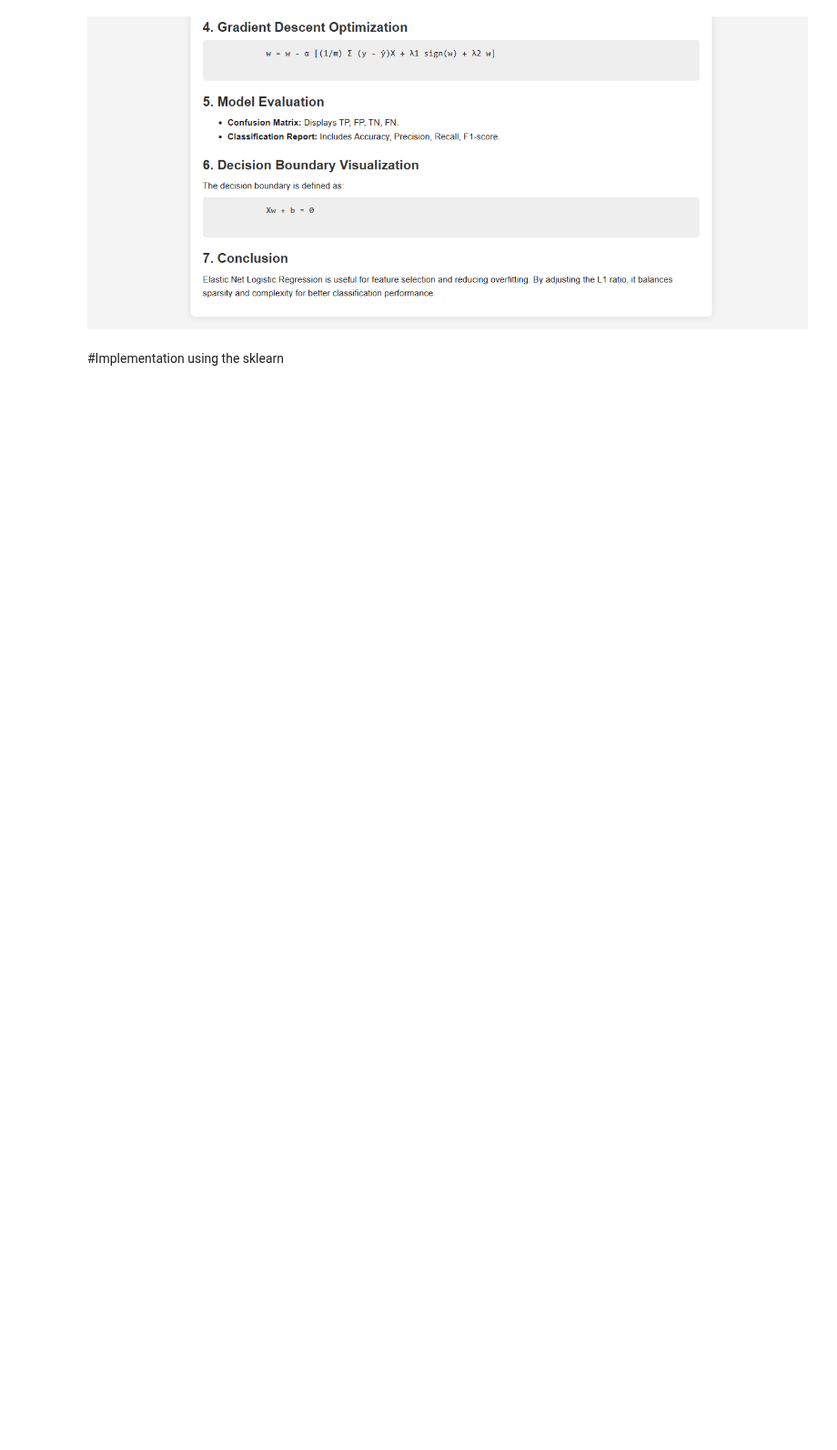
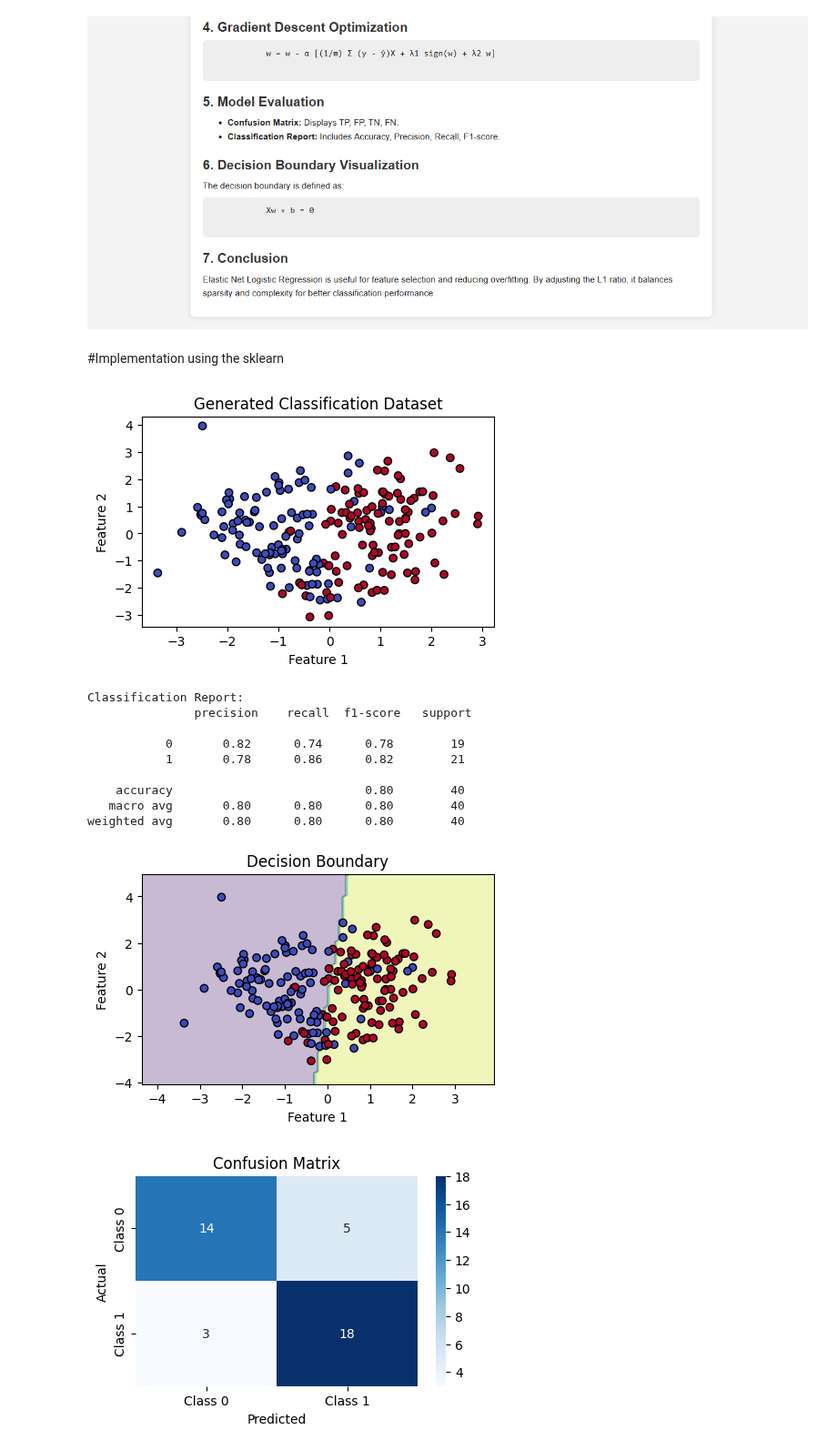
Before and after one commit to Ehtisham1053/Classification-ML-algorithms, a Jupyter notebook: Elastic_net_logistic_regression.ipynb, the cells around one changed output. Shown at 91% size. Cells and saved outputs as stored; diff of their text form; code cells hidden in the pictures; blank space fills up the shorter version.

```diff
--- a/Elastic_net_logistic_regression.ipynb
+++ b/Elastic_net_logistic_regression.ipynb
@@ -122,7 +122,7 @@ from sklearn.datasets import make_classification
 X, y = make_classification(n_samples=200, n_features=2, n_classes=2, n_informative=2, n_redundant=0, random_state=42)
 X_train, X_test, y_train, y_test = train_test_split(X, y, test_size=0.2, random_state=42)
 
-plt.figure(figsize=(8, 6))
+plt.figure(figsize=(5, 3))
 plt.scatter(X[:, 0], X[:, 1], c=y, cmap='coolwarm', edgecolors='k')
 plt.title("Generated Classification Dataset")
 plt.xlabel("Feature 1")
@@ -132,32 +132,47 @@ plt.show()
 model = LogisticRegression(penalty='elasticnet', solver='saga', l1_ratio=0.5, C=1.0, max_iter=1000)
 model.fit(X_train, y_train)
 
 y_pred = model.predict(X_test)
 
-print("Confusion Matrix:\n", confusion_matrix(y_test, y_pred))
+
 print("Classification Report:\n", classification_report(y_test, y_pred))
 
 def plot_decision_boundary(model, X, y):
     x_min, x_max = X[:, 0].min() - 1, X[:, 0].max() + 1
     y_min, y_max = X[:, 1].min() - 1, X[:, 1].max() + 1
     xx, yy = np.meshgrid(np.linspace(x_min, x_max, 100), np.linspace(y_min, y_max, 100))
 
     Z = model.predict(np.c_[xx.ravel(), yy.ravel()])
     Z = Z.reshape(xx.shape)
+
+    plt.figure(figsize=(5, 3))
 
     plt.contourf(xx, yy, Z, alpha=0.3)
     plt.scatter(X[:, 0], X[:, 1], c=y, edgecolor='k', cmap='coolwarm')
     plt.title("Decision Boundary")
     plt.xlabel("Feature 1")
     plt.ylabel("Feature 2")
     plt.show()
 
 plot_decision_boundary(model, X, y)
 
 
-plt.figure(figsize=(6, 5))
+plt.figure(figsize=(5, 3))
 sns.heatmap(confusion_matrix(y_test, y_pred), annot=True, fmt='d', cmap='Blues', xticklabels=['Class 0', 'Class 1'], yticklabels=['Class 0', 'Class 1'])
 plt.xlabel("Predicted")
 plt.ylabel("Actual")
 plt.title("Confusion Matrix")
 plt.show()
+# %% [output]
+[figure, added]
+Classification Report:
+               precision    recall  f1-score   support
+
+           0       0.82      0.74      0.78        19
+           1       0.78      0.86      0.82        21
+
+    accuracy                           0.80        40
+   macro avg       0.80      0.80      0.80        40
+weighted avg       0.80      0.80      0.80        40
+[figure, added]
+[figure, added]
```
